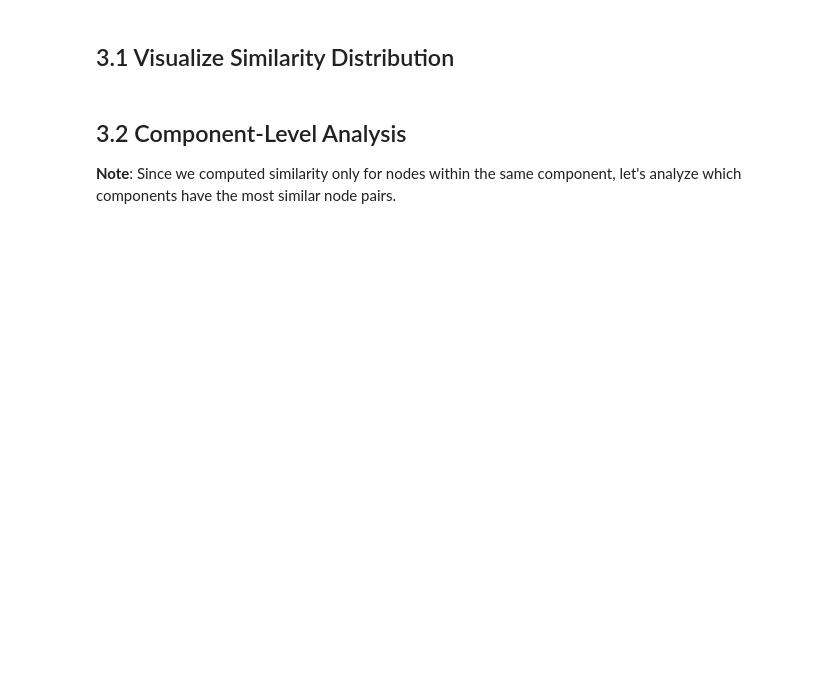
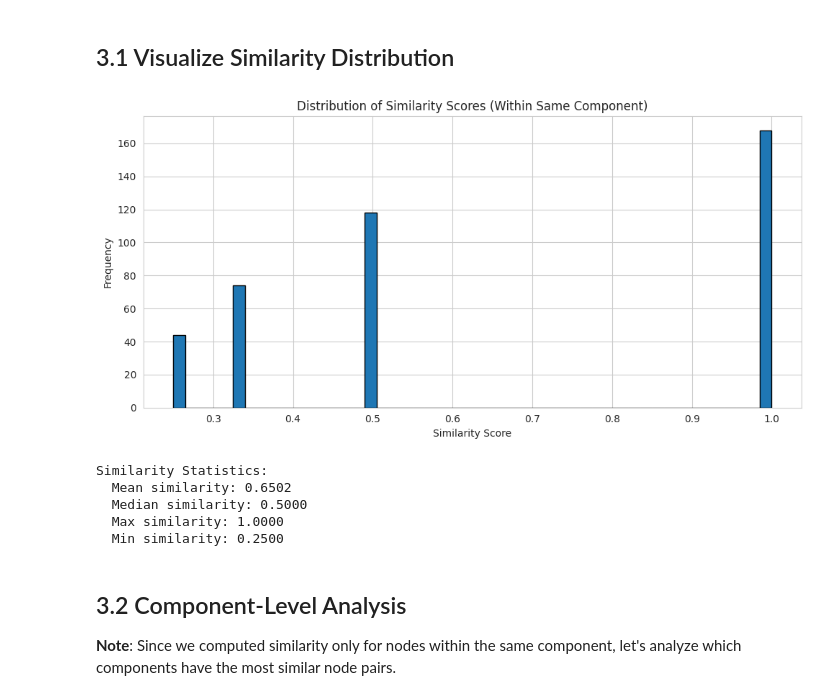
Before and after one commit to teutaD/EntityMatching-experimentation, a Jupyter notebook: ontology_alignment_experiments.ipynb, the cells around one changed output. Cells and saved outputs as stored; diff of their text form; code cells hidden in the pictures; blank space fills up the shorter version.

```diff
--- a/ontology_alignment_experiments.ipynb
+++ b/ontology_alignment_experiments.ipynb
@@ -290,7 +365,7 @@ driver = GraphDatabase.driver(NEO4J_URI, auth=(NEO4J_USER, NEO4J_PASSWORD))
 with driver:
     with driver.session() as session:
         # Step 1: Run WCC and write component IDs to nodes
-        print("Running WCC algorithm and writing component_id_2 to nodes...")
+        print("Running WCC algorithm and writing component_id to nodes...")
         session.run(
             "CALL gds.wcc.stream($name) "
             "YIELD nodeId, componentId "
@@ -299,7 +374,7 @@ with driver:
             "WITH componentId, collect(n) AS nodes, count(*) AS size "
             "WHERE size > 1 "
             "UNWIND nodes AS n "
-            "SET n.component_id_2 = componentId",
+            "SET n.component_id = componentId",
             name=GRAPH_NAME,
         )
         print("✅ Component IDs written to nodes")
@@ -373,6 +473,7 @@ print(f"  Smallest component: {wcc_df['size'].min():,} nodes")
 # Node Similarity Configuration
 SIMILARITY_GRAPH_NAME = "stream-user-team-graph"
 NODE_LABELS = ["Stream"]
+THRESHOLD = 0.2
 
 print(f"Running Node Similarity on graph: {SIMILARITY_GRAPH_NAME}")
 print(f"Analyzing node labels: {NODE_LABELS}")
@@ -391,13 +495,13 @@ with driver:
             "YIELD node1, node2, similarity "
             "WITH gds.util.asNode(node1) AS n1, gds.util.asNode(node2) AS n2, similarity "
             "WHERE similarity > 0 "
-            "  AND n1.component_id_2 IS NOT NULL "
-            "  AND n2.component_id_2 IS NOT NULL "
-            "  AND n1.component_id_2 = n2.component_id_2 "  # ⚠️ Only same component!
+            "  AND n1.component_id IS NOT NULL "
+            "  AND n2.component_id IS NOT NULL "
+            "  AND n1.component_id = n2.component_id "  # ⚠️ Only same component!
             "RETURN n1.id AS node1_id, "
-            "       n1.component_id_2 AS node1_component_id, "
+            "       n1.component_id AS node1_component_id, "
             "       n2.id AS node2_id, "
-            "       n2.component_id_2 AS node2_component_id, "
+            "       n2.component_id AS node2_component_id, "
             "       similarity "
             "ORDER BY similarity DESC "
             "LIMIT 1000",  # Limit for notebook display
@@ -421,5 +525,6 @@ driver.close()
 # Display results
 similarity_df = pd.DataFrame(similarity_results)
 print(f"\n✅ Found {len(similarity_df)} similar node pairs within same components (showing top 1000)")
-print(f"   All pairs share the same component_id_2")
-display(similarity_df.head(20))
+print(f"   All pairs share the same component_id")
+high_score = similarity_df.loc[similarity_df["similarity"] > THRESHOLD]
+display(high_score.head(20))
@@ -428,21 +555,28 @@ display(similarity_df.head(20))
 # %%
 # Visualize similarity scores
 plt.figure(figsize=(10, 5))
 
 # Histogram of similarity scores
-plt.hist(similarity_df['similarity'], bins=50, edgecolor='black')
+plt.hist(high_score['similarity'], bins=50, edgecolor='black')
 plt.xlabel('Similarity Score')
 plt.ylabel('Frequency')
 plt.title('Distribution of Similarity Scores (Within Same Component)')
 
 plt.tight_layout()
 plt.show()
 
 print(f"\nSimilarity Statistics:")
-print(f"  Mean similarity: {similarity_df['similarity'].mean():.4f}")
-print(f"  Median similarity: {similarity_df['similarity'].median():.4f}")
-print(f"  Max similarity: {similarity_df['similarity'].max():.4f}")
-print(f"  Min similarity: {similarity_df['similarity'].min():.4f}")
+print(f"  Mean similarity: {high_score['similarity'].mean():.4f}")
+print(f"  Median similarity: {high_score['similarity'].median():.4f}")
+print(f"  Max similarity: {high_score['similarity'].max():.4f}")
+print(f"  Min similarity: {high_score['similarity'].min():.4f}")
+# %% [output]
+[figure, added]
+Similarity Statistics:
+  Mean similarity: 0.6502
+  Median similarity: 0.5000
+  Max similarity: 1.0000
+  Min similarity: 0.2500
 # %% [markdown]
 ## 3.2 Component-Level Analysis
 
```
Also changed, not shown: parts of 21 cells of this notebook.
